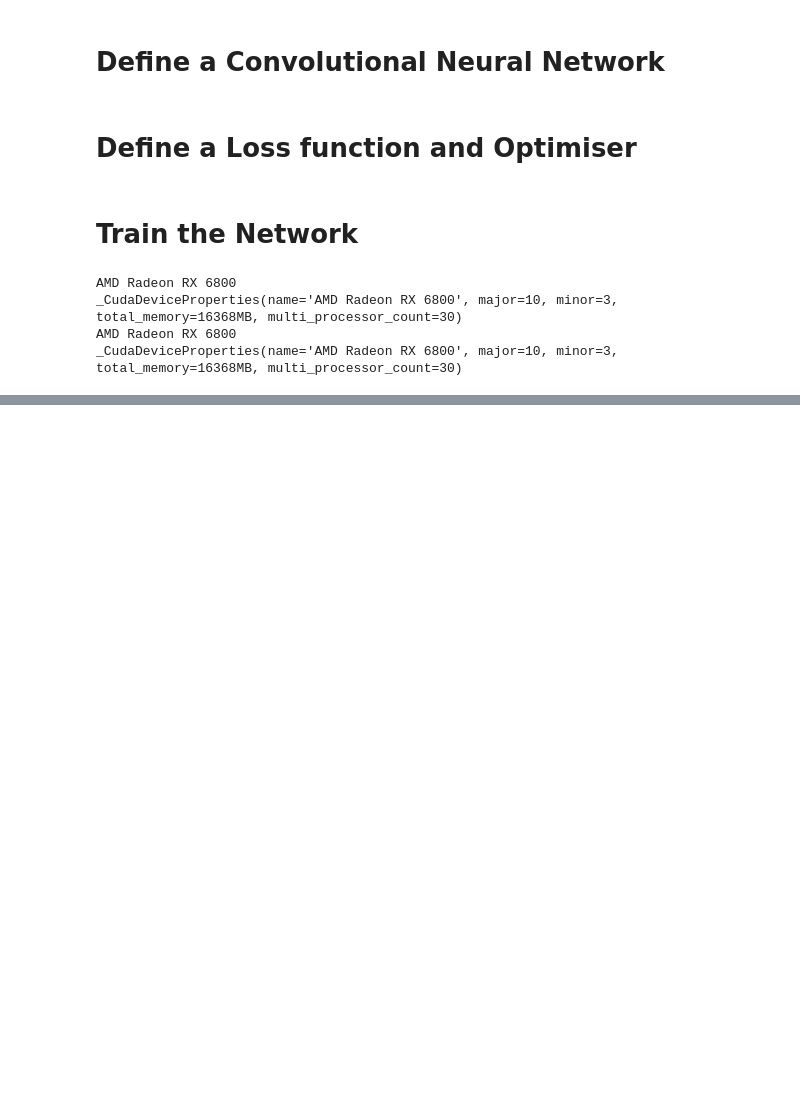
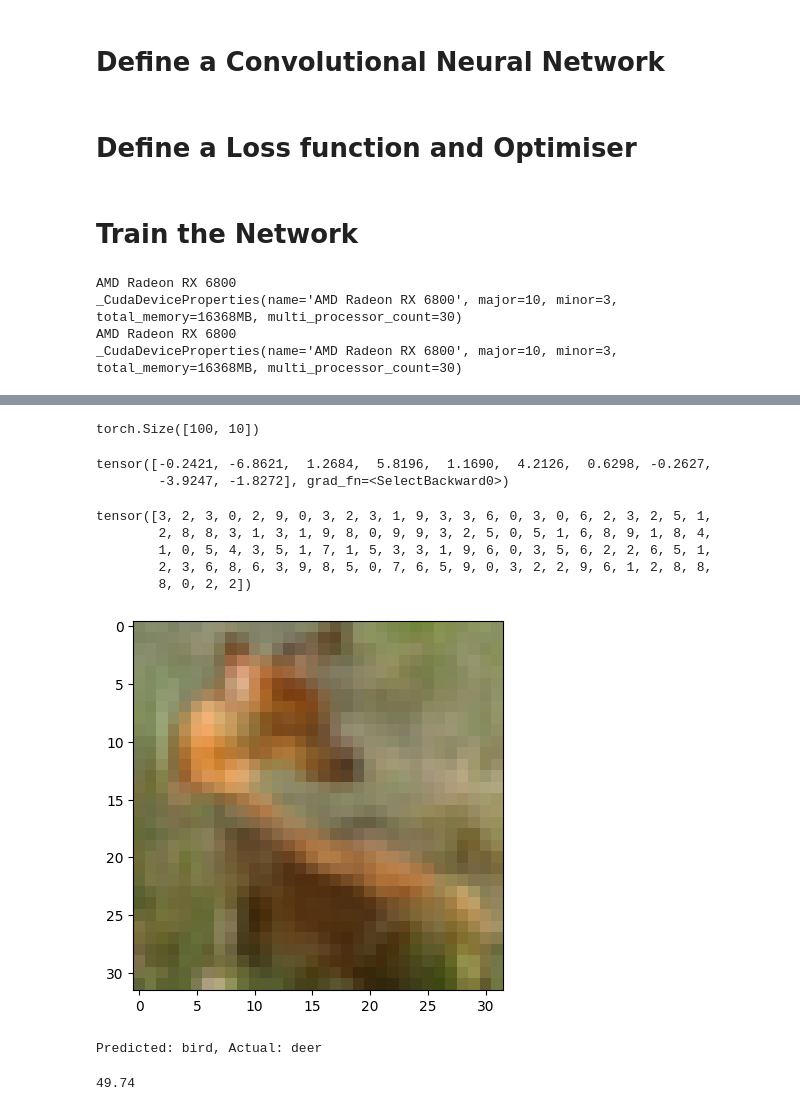
Before and after one commit to jerome3o/gpt-learning, a Jupyter notebook: tut/pytorch_training_a_classifier.ipynb, the cells around one changed output, grey strips where cells are left out. Saved outputs shown, nothing was run; the diff lists cells and outputs as text; code cells hidden in the pictures; blank space fills up the shorter version.

```diff
--- a/tut/pytorch_training_a_classifier.ipynb
+++ b/tut/pytorch_training_a_classifier.ipynb
@@ -176,0 +270,4 @@ torch.save(net.state_dict(), PATH)
+# %%
+outputs = net(images)
+# %%
+_a, predicted = torch.max(outputs, 1)
@@ -176,0 +290,27 @@ torch.save(net.state_dict(), PATH)
+# %%
+outputs.size()
+# %% [output]
+torch.Size([100, 10])
+# %%
+outputs[0]
+# %% [output]
+tensor([-0.2421, -6.8621,  1.2684,  5.8196,  1.1690,  4.2126,  0.6298, -0.2627,
+        -3.9247, -1.8272], grad_fn=<SelectBackward0>)
+# %%
+predicted
+# %% [output]
+tensor([3, 2, 3, 0, 2, 9, 0, 3, 2, 3, 1, 9, 3, 3, 6, 0, 3, 0, 6, 2, 3, 2, 5, 1,
+        2, 8, 8, 3, 1, 3, 1, 9, 8, 0, 9, 9, 3, 2, 5, 0, 5, 1, 6, 8, 9, 1, 8, 4,
+        1, 0, 5, 4, 3, 5, 1, 7, 1, 5, 3, 3, 1, 9, 6, 0, 3, 5, 6, 2, 2, 6, 5, 1,
+        2, 3, 6, 8, 6, 3, 9, 8, 5, 0, 7, 6, 5, 9, 0, 3, 2, 2, 9, 6, 1, 2, 8, 8,
+        8, 0, 2, 2])
+# %%
+for label, pred, img in zip(labels, predicted, images):
+    if label == pred:
+        continue
+    imshow(img)
+    print(f"Predicted: {classes[pred]}, Actual: {classes[label]}")
+    break
+# %% [output]
+[figure, added]
+Predicted: bird, Actual: deer
@@ -176,0 +326,4 @@ torch.save(net.state_dict(), PATH)
+# %%
+(correct / total) * 100
+# %% [output]
+49.74
```
Also changed, not shown: parts of 18 cells of this notebook.
